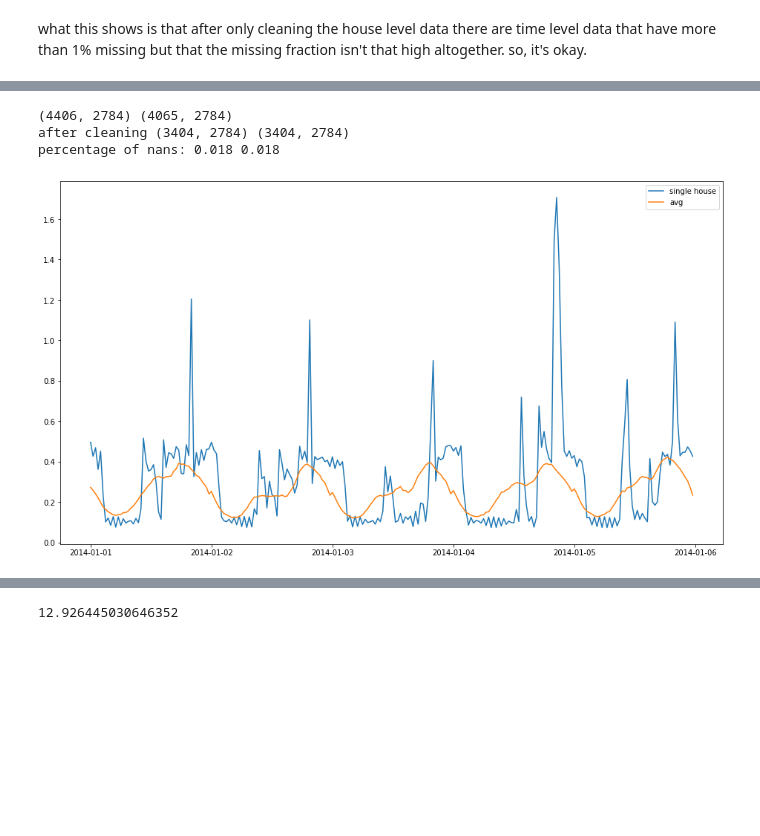
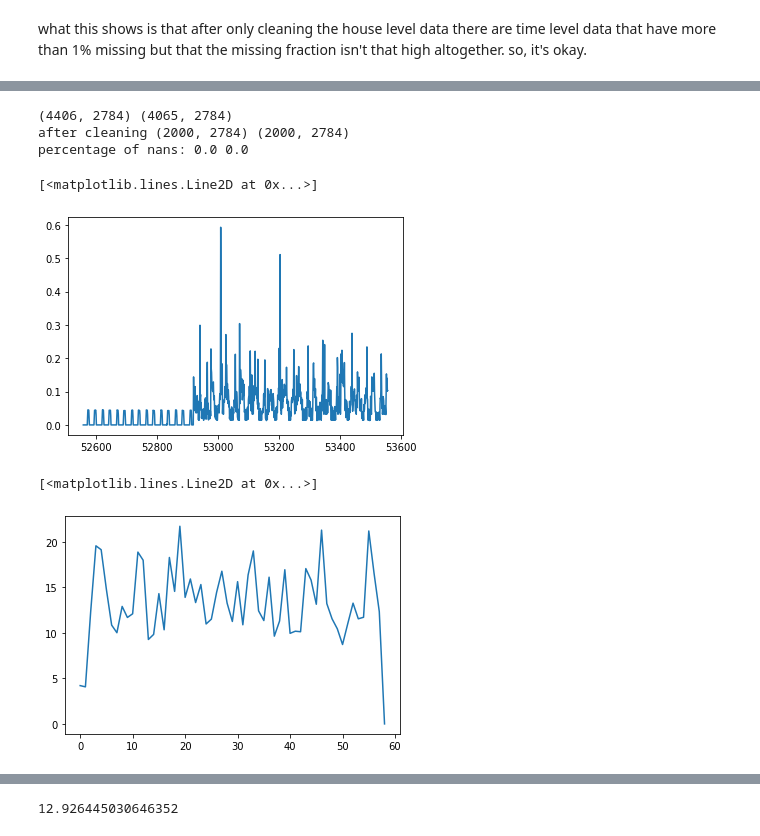
Before and after one commit to sabanejad/demand-response, a Jupyter notebook: code/2013-2014_control_MSE.ipynb, the cells around one changed output, grey strips where cells are left out. Cells and saved outputs as stored; diff of their text form; code cells hidden in the pictures; blank space fills up the shorter version.

```diff
--- a/code/2013-2014_control_MSE.ipynb
+++ b/code/2013-2014_control_MSE.ipynb
@@ -7,6 +10,8 @@ from sklearn.metrics import mean_squared_error
 # %%
-total_usage_2013 = pd.read_parquet('total_usage_2013.gzip')
-total_usage_2014 = pd.read_parquet('total_usage_2014.gzip')
+# total_usage_2012 = pd.read_parquet('../data/total_usage_2012.gzip')
+total_usage_2013 = pd.read_parquet('../data/total_usage_2013.gzip')
+total_usage_2014 = pd.read_parquet('../data/total_usage_2014.gzip')
 # %%
-total_usage_2013_sliced = total_usage_2013.loc[(total_usage_2013['date_time'].dt.normalize() <= '2013-02-27')]
-total_usage_2014 = total_usage_2014.loc[(total_usage_2014['date_time'].dt.normalize() <= '2014-02-27')]
+# total_usage_2012 = total_usage_2012.loc[(total_usage_2012['date_time'].dt.normalize() <= '2012-02-27') & (~total_usage_2012['treated'])]
+total_usage_2013 = total_usage_2013.loc[(total_usage_2013['date_time'].dt.normalize() <= '2013-02-27') & (~total_usage_2013['treated'])]
+total_usage_2014 = total_usage_2014.loc[(total_usage_2014['date_time'].dt.normalize() <= '2014-02-27') & (~total_usage_2014['treated'])]
@@ -87,11 +80,11 @@ def control_get_matrices(c1, c2, x):
 def frac_nans(mat):
     return round(mat.isna().sum().sum() / (mat.shape[0] * mat.shape[1])*100, 3)
 # %%
-a_2013_sliced_, a_2014_ = control_get_matrices(df_2013_control_sliced, df_2014_control, 0.01)
+a_2013_, a_2014_ = control_get_matrices(total_usage_2013, total_usage_2014, 0)
 # %% [output]
 (4406, 2784) (4065, 2784)
-after cleaning (3404, 2784) (3404, 2784)
-percentage of nans: 0.018 0.018
+after cleaning (2000, 2784) (2000, 2784)
+percentage of nans: 0.0 0.0
 # %%
 # divide along columns by default
 # train_size between 0-1
@@ -123,9 +118,13 @@ def find_error(df1, df2, t):
-# %%
-plt.figure(figsize=(16, 9))
-n=5
-plt.plot(a_2014_.iloc[0][:48*n], label='single house')
-plt.plot(a_2014_.mean(axis=0)[:48*n], label='avg')
-plt.legend()
-plt.show()
-# %% [output]
-[figure, removed]
+# %%
+plt.plot(total_usage_2013.loc[total_usage_2013['house_id'] == 'MAC000006']['KWH/hh'][:1000])
+# %% [output]
+[<matplotlib.lines.Line2D at 0x...>]
+[figure, added]
+# %%
+daily=[]
+for n in range(1, 60):
+    daily.append(a_2013_sliced_.iloc[99][48*(n-1):48*n].sum())
+plt.plot(daily)
+# %% [output]
+[<matplotlib.lines.Line2D at 0x...>]
+[figure, added]
```
Also changed, not shown: parts of 50 cells of this notebook, 50 other files.
